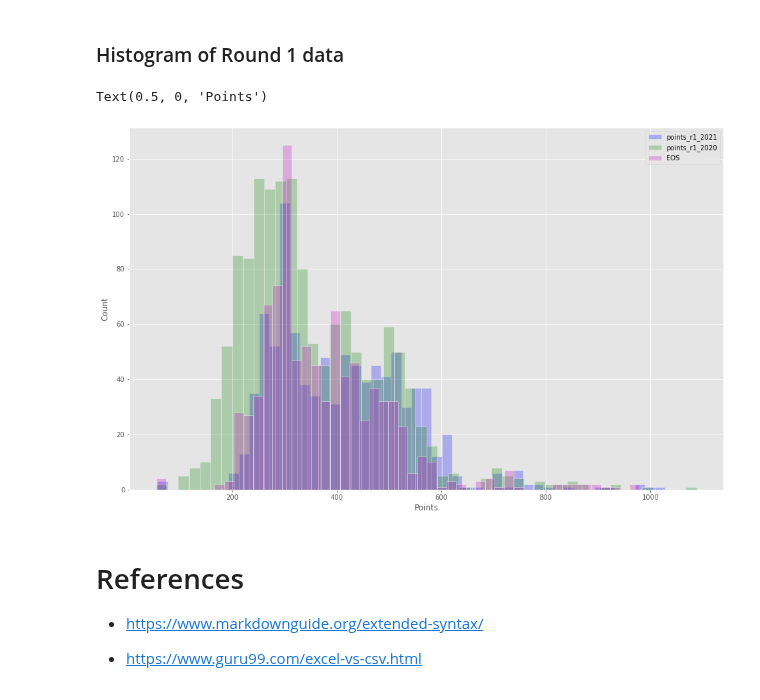
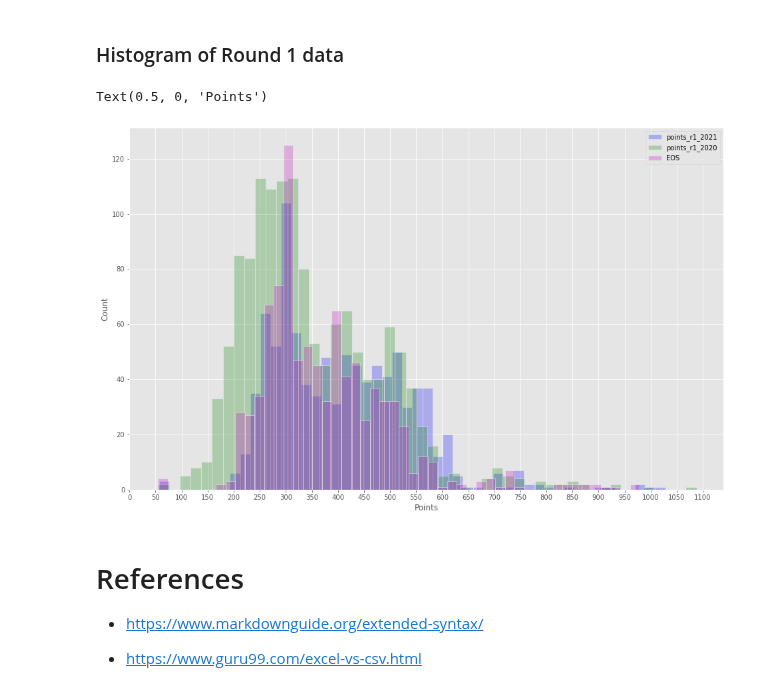
Before and after one commit to kaob1991/fundamentals-DA-assessment, a Jupyter notebook: cao.ipynb, the cells around one changed output. Drawn from its saved outputs; the diff is of its cells as text; code cells hidden in the pictures.

Commit message:
changed ticks on histogram

```diff
--- a/cao.ipynb
+++ b/cao.ipynb
@@ -1052,12 +1052,13 @@ plt.legend(labels = ["diff_21_19", "diff_21_20", "diff_20_19"])
 # %%
 sns.histplot(data= allcourses, x ="points_r1_2021", color = "b", alpha = .25, bins = 50)
 sns.histplot(data= allcourses, x = "points_r1_2020", color = "g", alpha = .25, bins = 50 )
 sns.histplot(data= allcourses, x = "EOS", color = "m", alpha = .25,bins = 50 )
 plt.legend(["points_r1_2021","points_r1_2020", "EOS"])
+plt.xticks([0,50,100,150,200,250,300,350,400,450,500,550,600,650,700,750,800,850,900,950,1000,1050,1100])
 plt. xlabel ("Points")
 # %% [output]
 Text(0.5, 0, 'Points')
-[figure, old version]
+[figure, new version]
 # %% [markdown]
 # References
 
```
